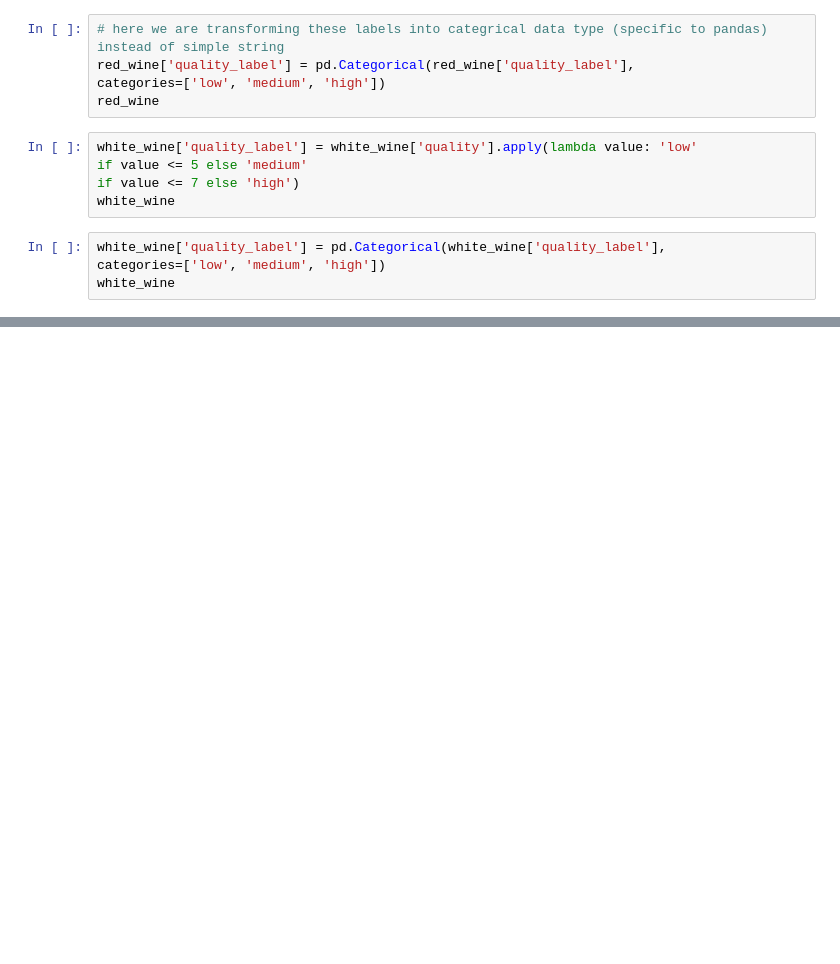
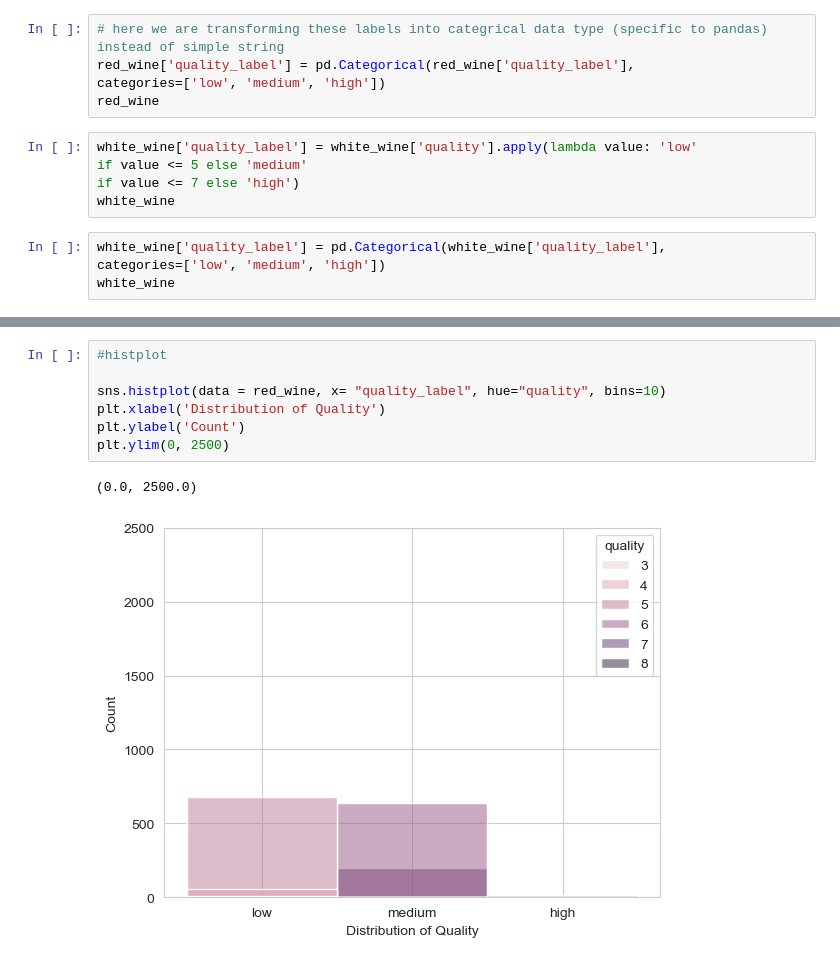
Before and after one commit to roop-kaur/BBVines, a Jupyter notebook: sprint_1.ipynb, the cells around one changed output, grey strips where cells are left out. Cells and saved outputs as stored; diff of their text form; blank space fills up the shorter version.

```diff
--- a/sprint_1.ipynb
+++ b/sprint_1.ipynb
@@ -59,0 +140,10 @@ wine_quality_subset
+# %%
+#histplot
+
+sns.histplot(data = red_wine, x= "quality_label", hue="quality", bins=10)
+plt.xlabel('Distribution of Quality')
+plt.ylabel('Count')
+plt.ylim(0, 2500)
+# %% [output]
+(0.0, 2500.0)
+[figure, added]
```
Also changed, not shown: parts of 16 cells of this notebook, 2 other files.
